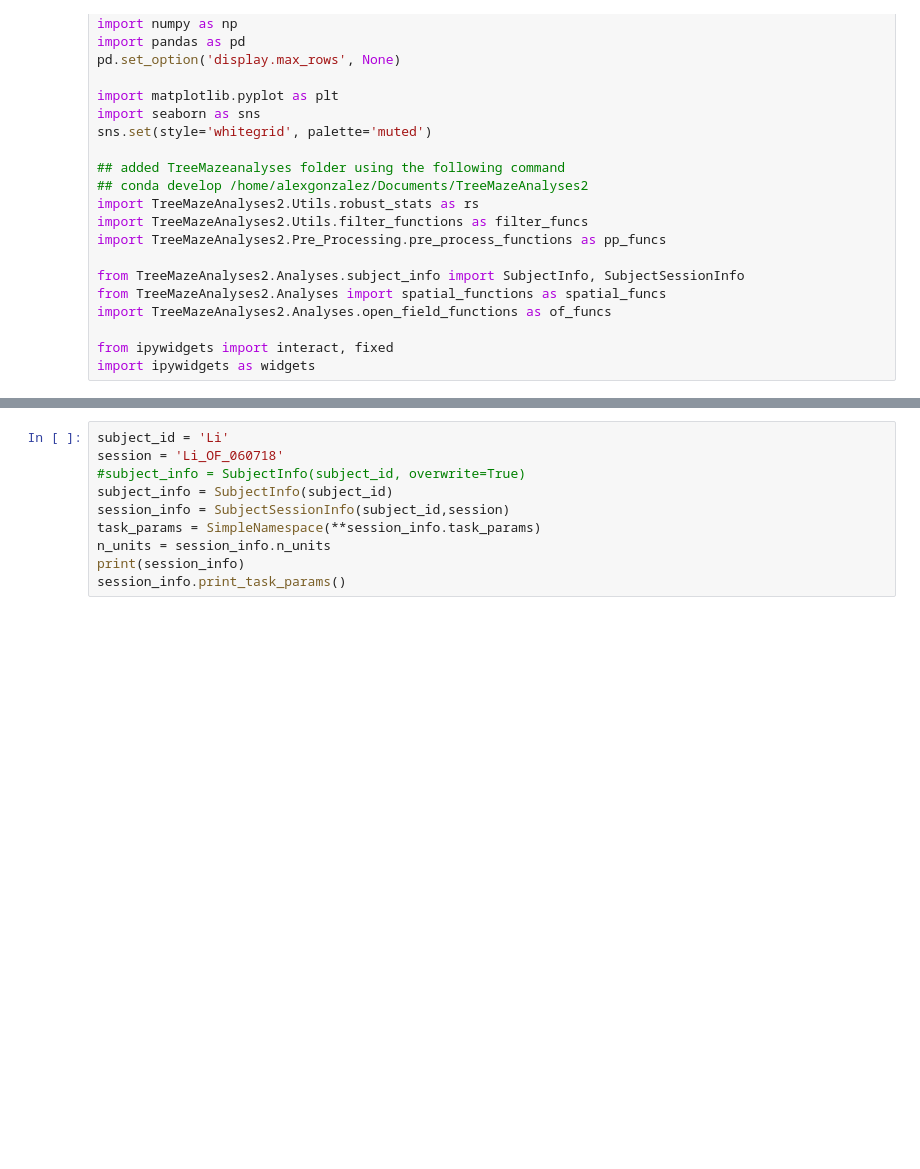
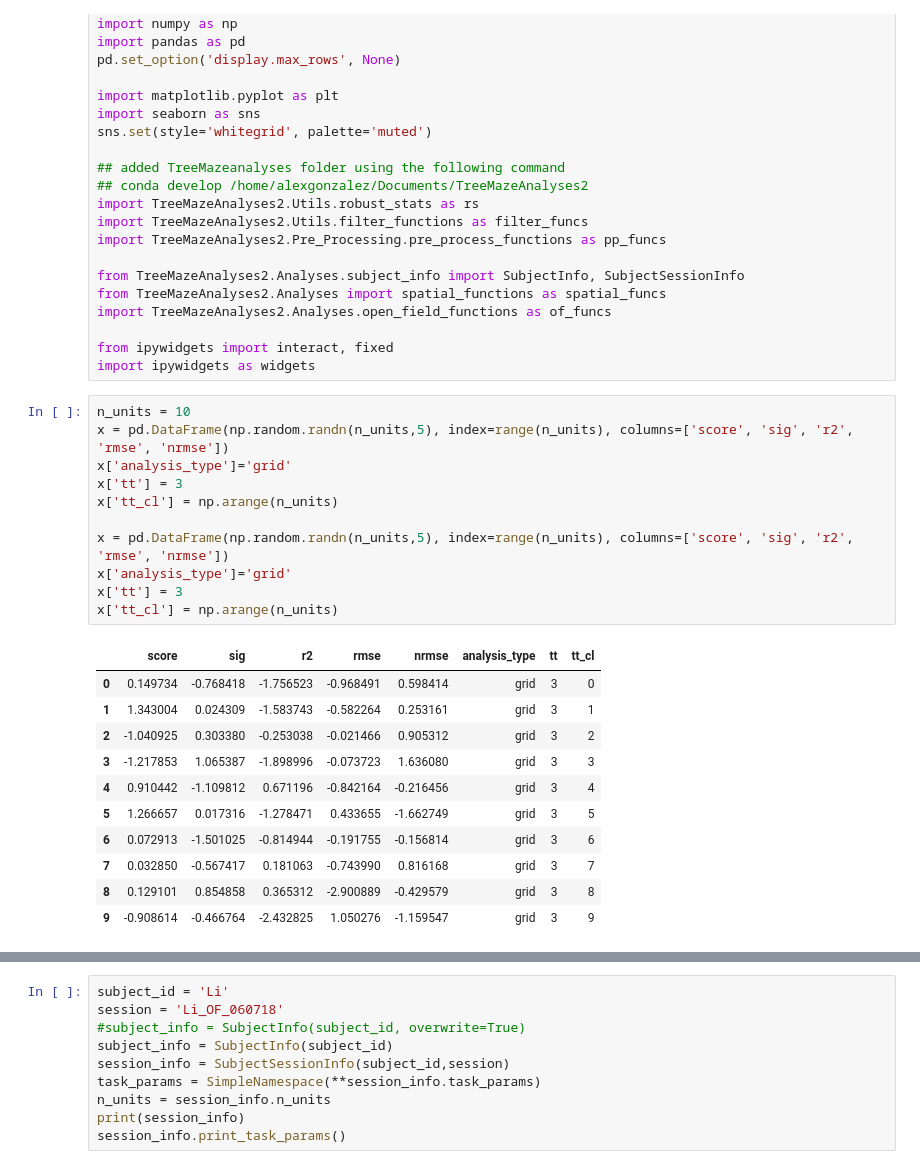
Before and after one commit to alexgonzl/TMA, a Jupyter notebook: Notebooks/scratch_notebook.ipynb, the cells around one changed output, grey strips where cells are left out. Drawn from its saved outputs; the diff is of its cells as text; blank space fills up the shorter version.

```diff
--- a/Notebooks/scratch_notebook.ipynb
+++ b/Notebooks/scratch_notebook.ipynb
@@ -36,3 +36,26 @@ import TreeMazeAnalyses2.Analyses.open_field_functions as of_funcs
 
 from ipywidgets import interact, fixed
 import ipywidgets as widgets
+# %%
+n_units = 10
+x = pd.DataFrame(np.random.randn(n_units,5), index=range(n_units), columns=['score', 'sig', 'r2', 'rmse', 'nrmse'])
+x['analysis_type']='grid'
+x['tt'] = 3
+x['tt_cl'] = np.arange(n_units)
+
+x = pd.DataFrame(np.random.randn(n_units,5), index=range(n_units), columns=['score', 'sig', 'r2', 'rmse', 'nrmse'])
+x['analysis_type']='grid'
+x['tt'] = 3
+x['tt_cl'] = np.arange(n_units)
+# %% [output]
+|  | score | sig | r2 | rmse | nrmse | analysis_type | tt | tt_cl |
+| 0 | 0.149734 | -0.768418 | -1.756523 | -0.968491 | 0.598414 | grid | 3 | 0 |
+| 1 | 1.343004 | 0.024309 | -1.583743 | -0.582264 | 0.253161 | grid | 3 | 1 |
+| 2 | -1.040925 | 0.303380 | -0.253038 | -0.021466 | 0.905312 | grid | 3 | 2 |
+| 3 | -1.217853 | 1.065387 | -1.898996 | -0.073723 | 1.636080 | grid | 3 | 3 |
+| 4 | 0.910442 | -1.109812 | 0.671196 | -0.842164 | -0.216456 | grid | 3 | 4 |
+| 5 | 1.266657 | 0.017316 | -1.278471 | 0.433655 | -1.662749 | grid | 3 | 5 |
+| 6 | 0.072913 | -1.501025 | -0.814944 | -0.191755 | -0.156814 | grid | 3 | 6 |
+| 7 | 0.032850 | -0.567417 | 0.181063 | -0.743990 | 0.816168 | grid | 3 | 7 |
+| 8 | 0.129101 | 0.854858 | 0.365312 | -2.900889 | -0.429579 | grid | 3 | 8 |
+| 9 | -0.908614 | -0.466764 | -2.432825 | 1.050276 | -1.159547 | grid | 3 | 9 |
```
Also changed, not shown: parts of 1 cell of this notebook, 6 other files.
